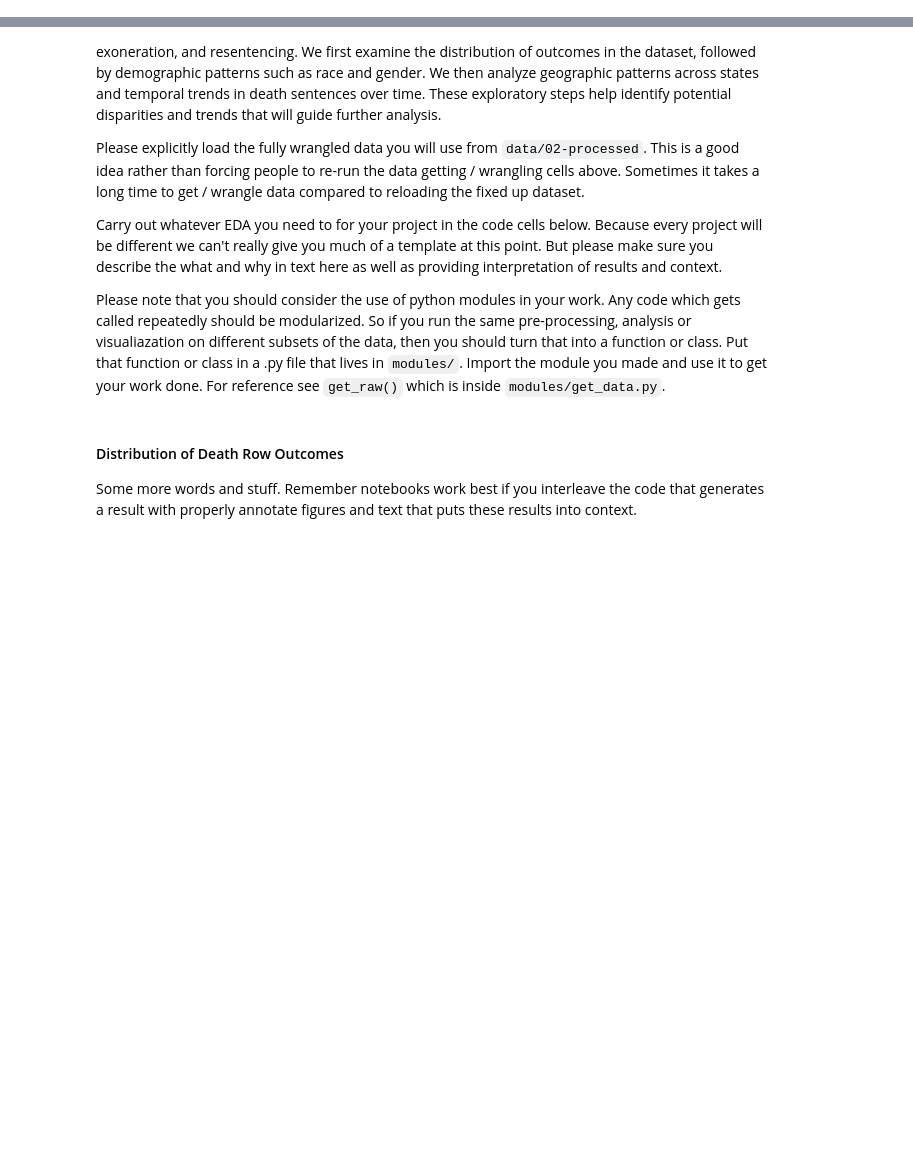
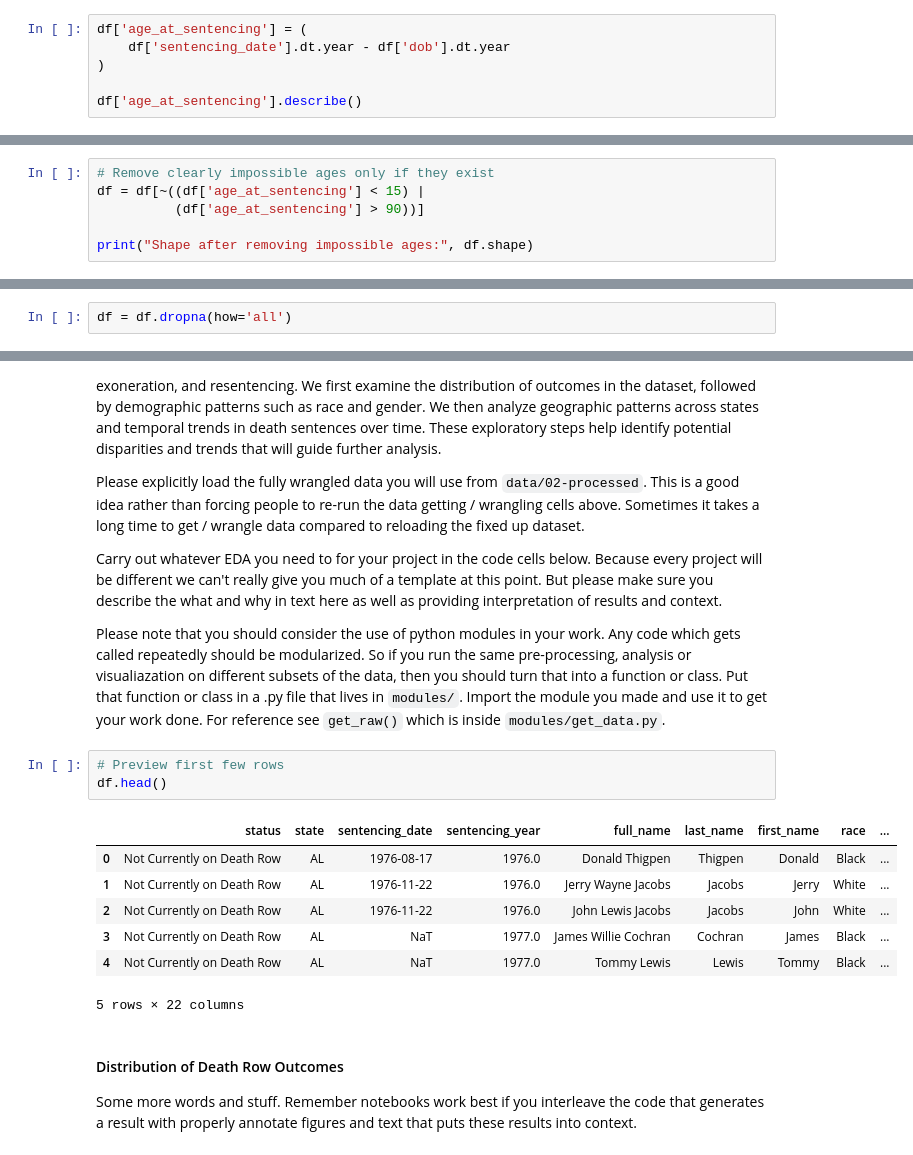
Before and after one commit to COGS108/Group152_WI26, a Jupyter notebook: 02-EDACheckpoint.ipynb, the cells around one changed output, grey strips where cells are left out. Drawn from its saved outputs; the diff is of its cells as text; blank space fills up the shorter version.

```diff
--- a/02-EDACheckpoint.ipynb
+++ b/02-EDACheckpoint.ipynb
@@ -123,0 +397,6 @@ Instructions: REPLACE the contents of this cell and the one below with your work
+# %%
+df['age_at_sentencing'] = (
+    df['sentencing_date'].dt.year - df['dob'].dt.year
+)
+
+df['age_at_sentencing'].describe()
@@ -123,0 +423,6 @@ Instructions: REPLACE the contents of this cell and the one below with your work
+# %%
+# Remove clearly impossible ages only if they exist
+df = df[~((df['age_at_sentencing'] < 15) |
+          (df['age_at_sentencing'] > 90))]
+
+print("Shape after removing impossible ages:", df.shape)
@@ -123,0 +441,2 @@ Instructions: REPLACE the contents of this cell and the one below with your work
+# %%
+df = df.dropna(how='all')
@@ -133,6 +473,17 @@ Please explicitly load the fully wrangled data you will use from `data/02-proces
 Carry out whatever EDA you need to for your project in the code cells below.  Because every project will be different we can't really give you much of a template at this point. But please make sure you describe the what and why in text here as well as providing interpretation of results and context.
 
 Please note that you should consider the use of python modules in your work.  Any code which gets called repeatedly should be modularized. So if you run the same pre-processing, analysis or visualiazation on different subsets of the data, then you should turn that into a function or class.  Put that function or class in a .py file that lives in `modules/`.  Import the module you made and use it to get your work done.  For reference see `get_raw()` which is inside `modules/get_data.py`.
+# %%
+# Preview first few rows
+df.head()
+# %% [output]
+|  | status | state | sentencing_date | sentencing_year | full_name | last_name | first_name | race | ... |
+| 0 | Not Currently on Death Row | AL | 1976-08-17 | 1976.0 | Donald Thigpen | Thigpen | Donald | Black | ... |
+| 1 | Not Currently on Death Row | AL | 1976-11-22 | 1976.0 | Jerry Wayne Jacobs | Jacobs | Jerry | White | ... |
+| 2 | Not Currently on Death Row | AL | 1976-11-22 | 1976.0 | John Lewis Jacobs | Jacobs | John | White | ... |
+| 3 | Not Currently on Death Row | AL | NaT | 1977.0 | James Willie Cochran | Cochran | James | Black | ... |
+| 4 | Not Currently on Death Row | AL | NaT | 1977.0 | Tommy Lewis | Lewis | Tommy | Black | ... |
+5 rows × 22 columns
 # %% [markdown]
 #### Distribution of Death Row Outcomes
 Some more words and stuff.  Remember notebooks work best if you interleave the code that generates a result with properly annotate figures and text that puts these results into context.
```
Also changed, not shown: parts of 32 cells of this notebook.
